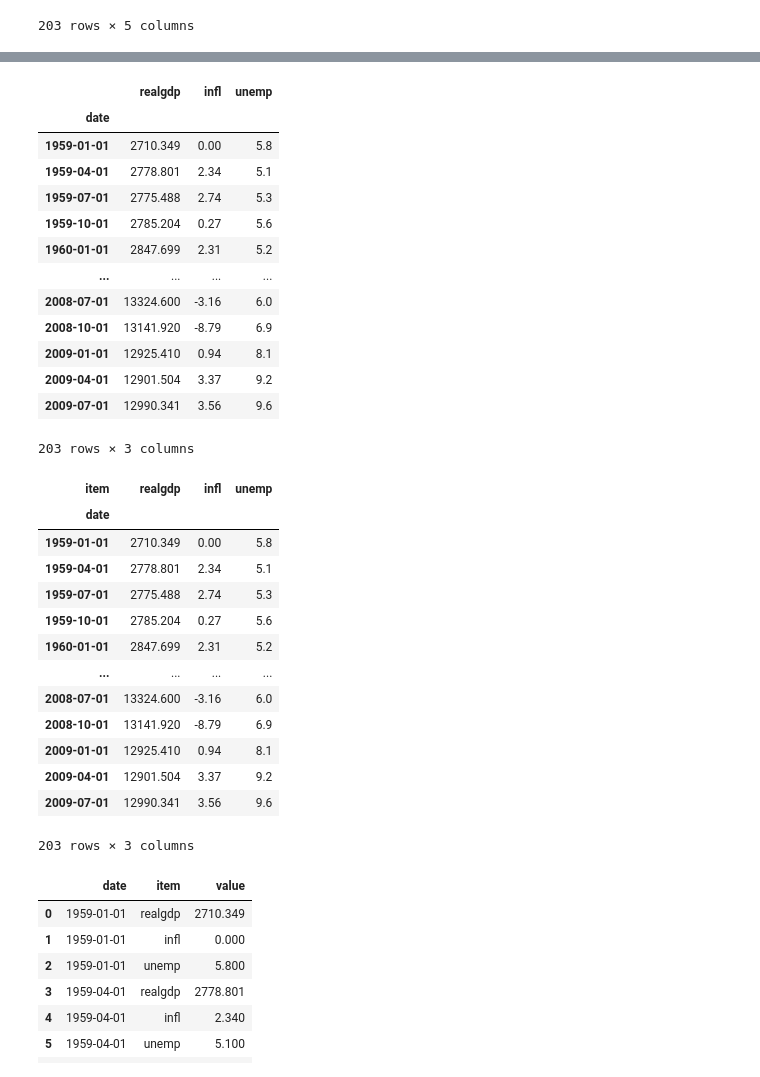
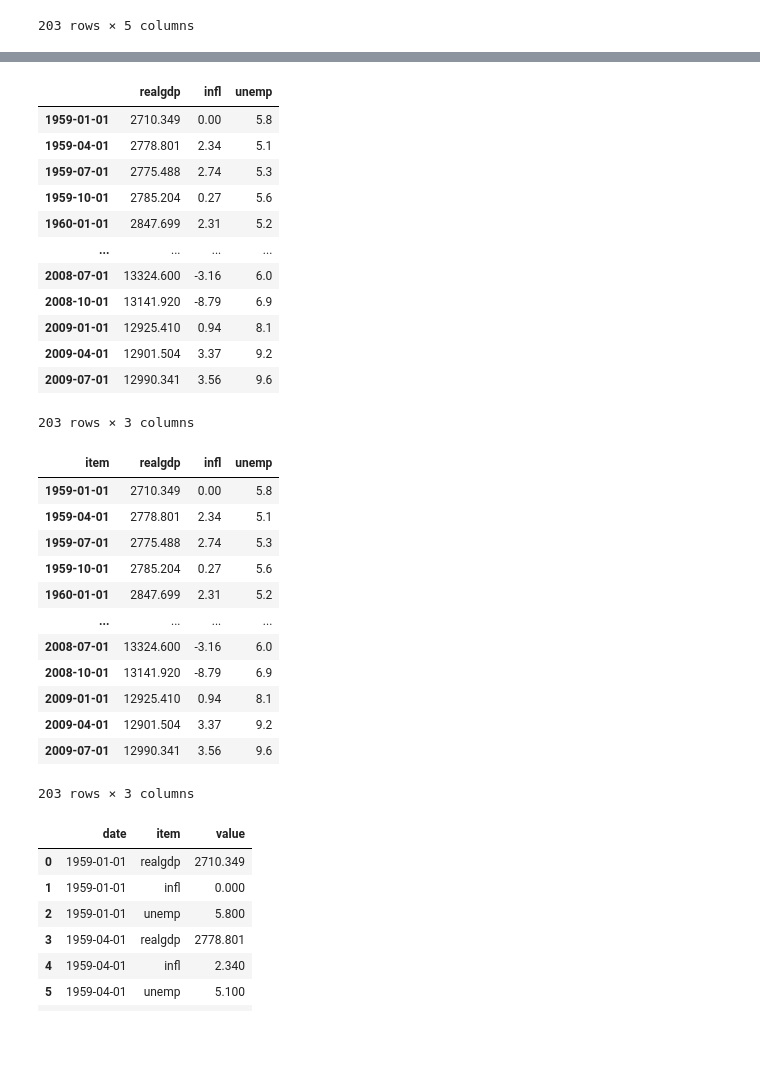
Before and after one commit to QMSS-GR5072-S26/QMSS-GR5072-Spring2026, a Jupyter notebook: Week 4/Programs/week04.ipynb, the cells around one changed output, grey strips where cells are left out. Saved outputs shown, nothing was run; the diff lists cells and outputs as text; code cells hidden in the pictures; blank space fills up the shorter version.

```diff
--- a/Week 4/Programs/week04.ipynb
+++ b/Week 4/Programs/week04.ipynb
@@ -940,6 +998,6 @@ iris0.groupby(['species']).describe().loc[:,(slice(None), ['mean', 'std'])]  # h
 # %% [markdown]
 This example was taken from [here](https://realpython.com/pandas-merge-join-and-concat/), where more resources for learning how to merge datasets is available.
 # %%
-path = r'C:\Users\nicho\OneDrive\Desktop\MDS\QMSS-GR5072-Spring2025\Week 4\Data'
+path = r'C:/Users/arpie/Documents/QMSS/QMSS-GR5072-Spring2026\Week 4\Data'
 path
 # %% [output]
@@ -1200,13 +1271,14 @@ data
 # %%
-periods = pd.PeriodIndex(year=data.pop("year"),
-                             quarter=data.pop("quarter"),
-                             name="date")
+#periods = pd.PeriodIndex(year=data.pop("year"),
+#                             quarter=data.pop("quarter"),
+#                             name="date")
+periods = pd.PeriodIndex.from_fields(year=data.pop("year"),quarter=data.pop("quarter"),
+                             freq="Q")
 periods
 data.index = periods.to_timestamp("D") # convert periods to date index#print(data.shape)
 data
 # %% [output]
 |  | realgdp | infl | unemp |
-| date |  |  |  |
 | 1959-01-01 | 2710.349 | 0.00 | 5.8 |
 | 1959-04-01 | 2778.801 | 2.34 | 5.1 |
 | 1959-07-01 | 2775.488 | 2.74 | 5.3 |
@@ -1225,7 +1297,6 @@ data.columns.name = "item"
 data
 # %% [output]
 | item | realgdp | infl | unemp |
-| date |  |  |  |
 | 1959-01-01 | 2710.349 | 0.00 | 5.8 |
 | 1959-04-01 | 2778.801 | 2.34 | 5.1 |
 | 1959-07-01 | 2775.488 | 2.74 | 5.3 |
```
Also changed, not shown: parts of 33 cells of this notebook, 16 other files.
